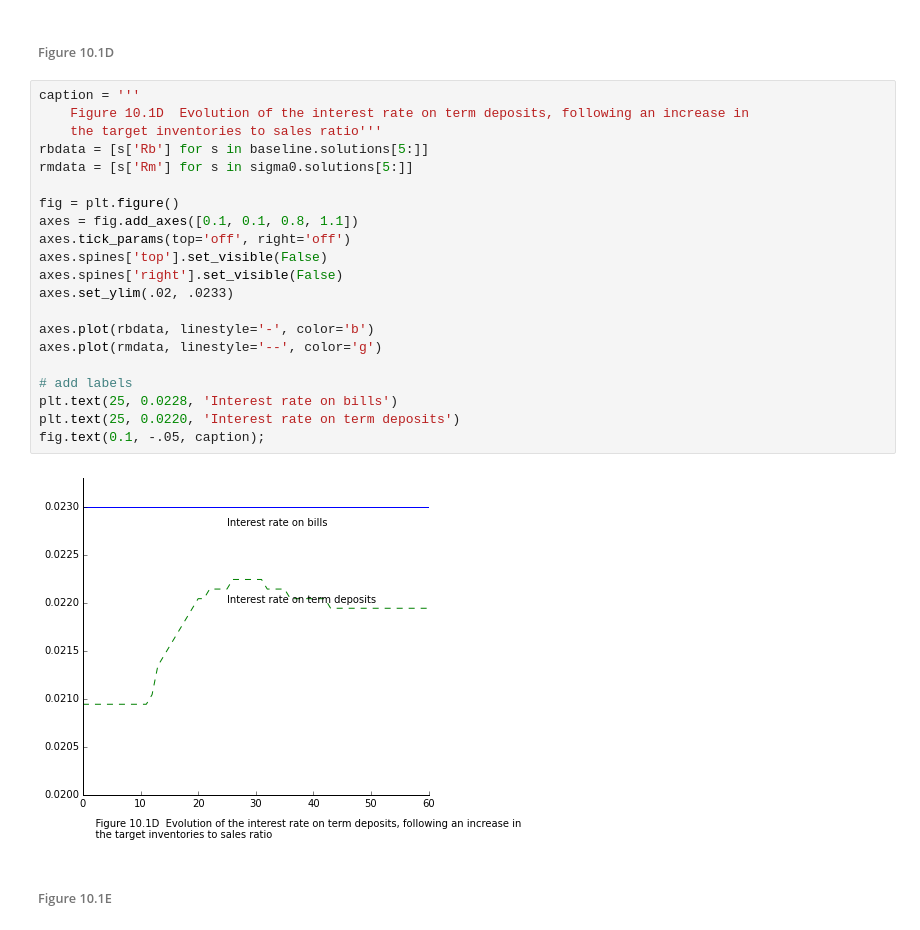
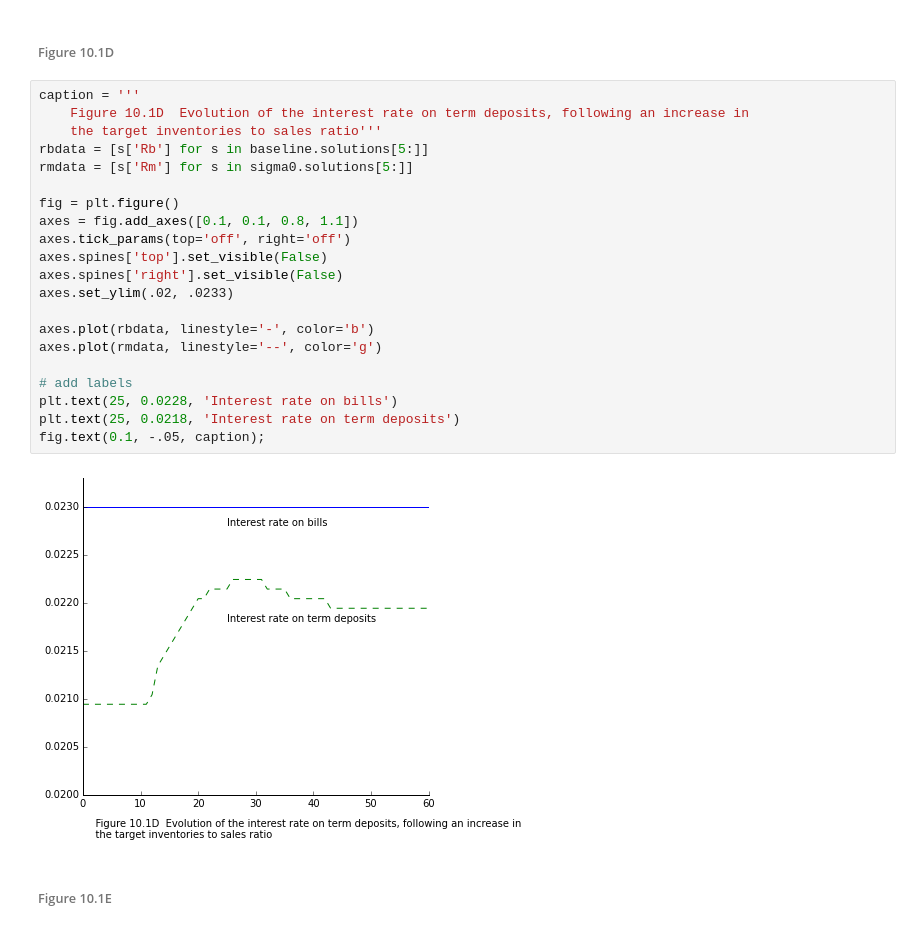
Before and after one commit to kennt/monetary-economics, a Jupyter notebook: Chapter 10 Model INSOUT.ipynb, the cells around one changed output. Saved outputs shown, nothing was run; the diff lists cells and outputs as text.

```diff
--- a/Chapter 10 Model INSOUT.ipynb
+++ b/Chapter 10 Model INSOUT.ipynb
@@ -536,26 +536,26 @@ fig.text(0.1, -.1, caption);
 # %%
 caption = '''
     Figure 10.1D  Evolution of the interest rate on term deposits, following an increase in
     the target inventories to sales ratio'''
 rbdata = [s['Rb'] for s in baseline.solutions[5:]]
 rmdata = [s['Rm'] for s in sigma0.solutions[5:]]
 
 fig = plt.figure()
 axes = fig.add_axes([0.1, 0.1, 0.8, 1.1])
 axes.tick_params(top='off', right='off')
 axes.spines['top'].set_visible(False)
 axes.spines['right'].set_visible(False)
 axes.set_ylim(.02, .0233)
 
 axes.plot(rbdata, linestyle='-', color='b')
 axes.plot(rmdata, linestyle='--', color='g')
 
 # add labels
 plt.text(25, 0.0228, 'Interest rate on bills')
-plt.text(25, 0.0220, 'Interest rate on term deposits')
+plt.text(25, 0.0218, 'Interest rate on term deposits')
 fig.text(0.1, -.05, caption);
 # %% [output]
-[figure, old version]
+[figure, new version]
 # %% [markdown]
 ###### Figure 10.1E
 # %%
```
Also changed, not shown: parts of 5 cells of this notebook, 2 other files.
